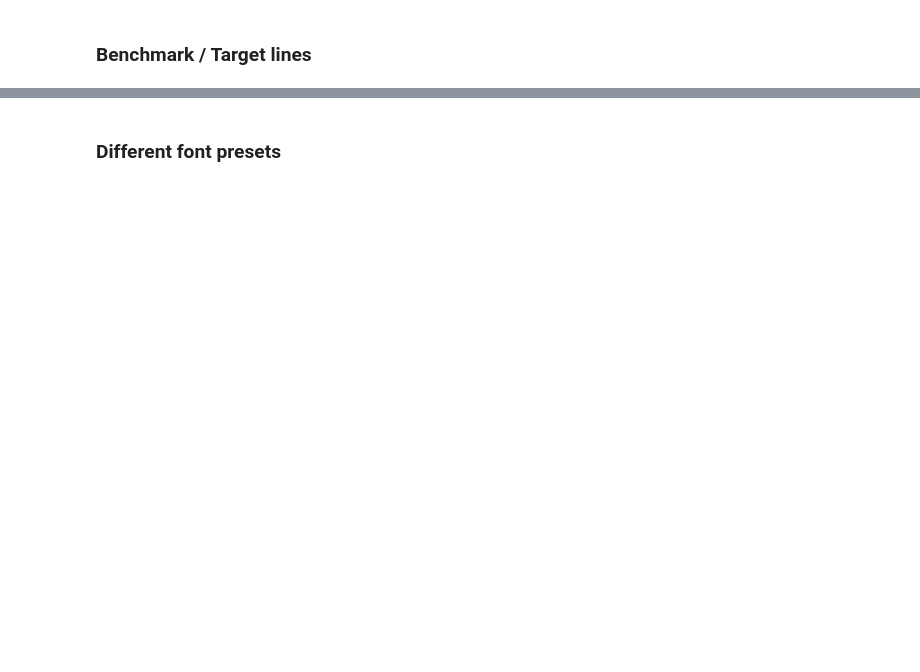
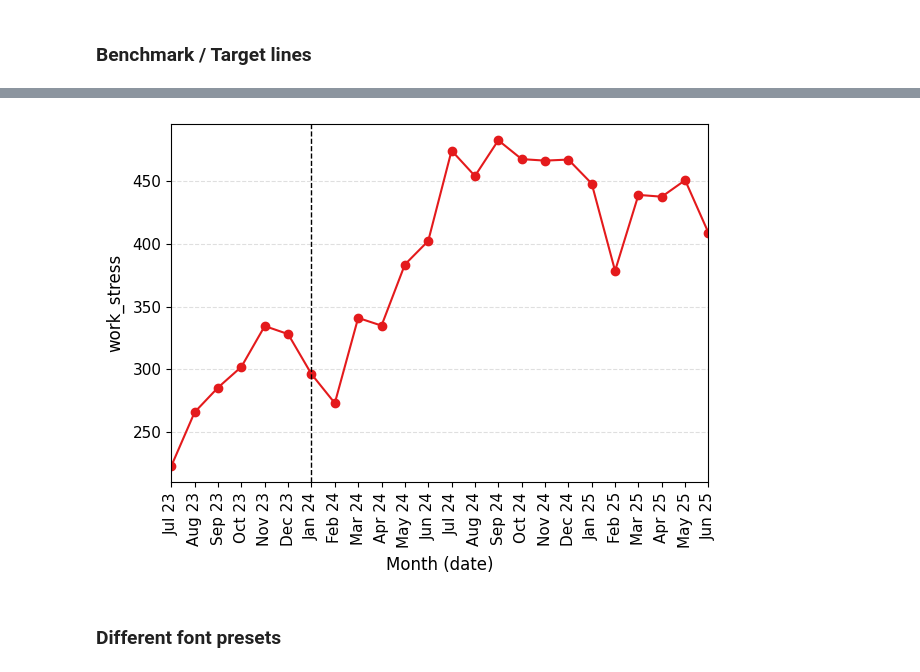
Before and after one commit to alextgould/lazychart, a Jupyter notebook: examples/demo_usage.ipynb, the cells around one changed output, grey strips where cells are left out. Drawn from its saved outputs; the diff is of its cells as text; code cells hidden in the pictures; blank space fills up the shorter version.

```diff
--- a/examples/demo_usage.ipynb
+++ b/examples/demo_usage.ipynb
@@ -300,3 +300,8 @@ cm.line(x='month', y='work_stress', target_x='01-Jan-2023')
+# %%
+# TODO: figure out how to handle x targets with categorical x values
+cm.line(x='date', x_period='month', y='work_stress', x_min='01-Jul-2023', target_x='01-Jan-2024')
+# %% [output]
+[figure, added]
 # %% [markdown]
 ### Different font presets
 # %%
```
Also changed, not shown: parts of 30 cells of this notebook, 3 other files.
